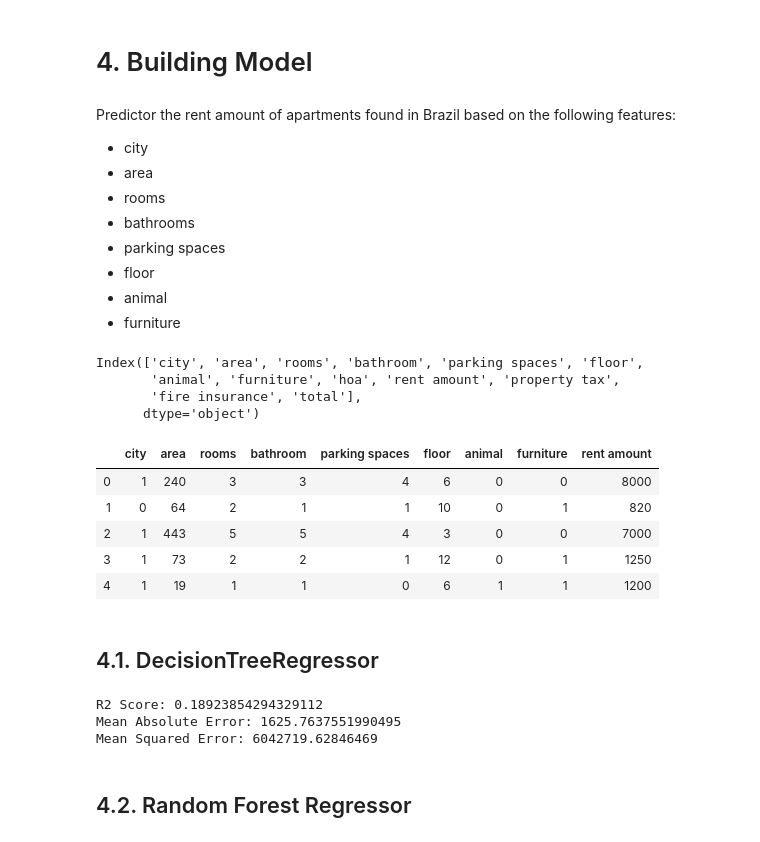
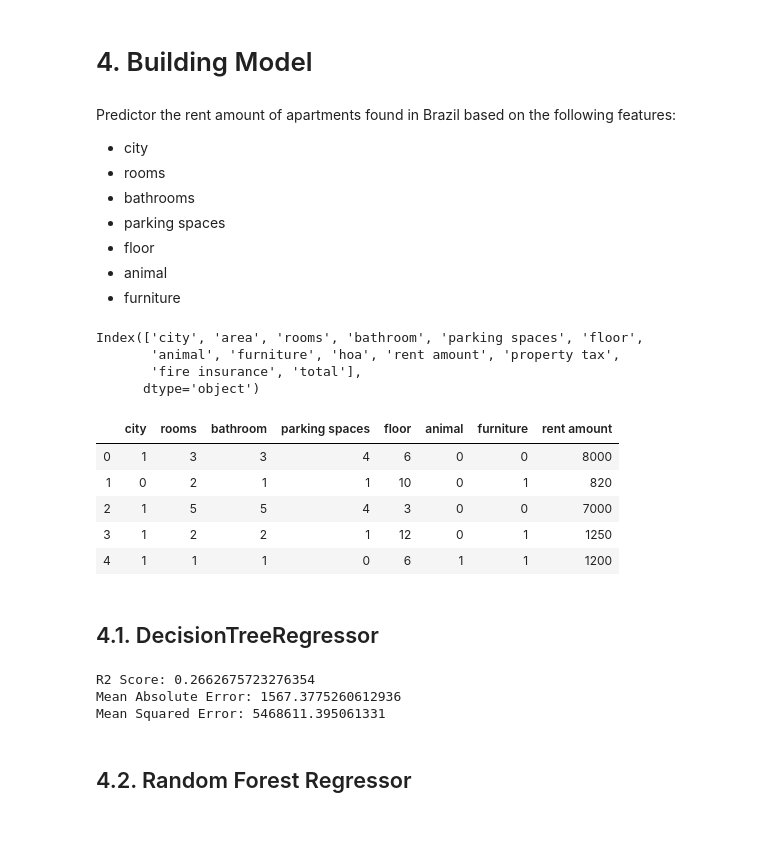
Before and after one commit to AngelMthimunye/Rent_Predictor_App, a Jupyter notebook: Brazilian_Apartment_Rent.ipynb, the cells around one changed output. Saved outputs shown, nothing was run; the diff lists cells and outputs as text; code cells hidden in the pictures.

```diff
--- a/Brazilian_Apartment_Rent.ipynb
+++ b/Brazilian_Apartment_Rent.ipynb
@@ -527,7 +527,6 @@ df.shape
 # %% [markdown]
 Predictor the rent amount of apartments found in Brazil based on the following features:
 - city
-- area
 - rooms
 - bathrooms
 - parking spaces
@@ -542,15 +541,15 @@ Index(['city', 'area', 'rooms', 'bathroom', 'parking spaces', 'floor',
        'fire insurance', 'total'],
       dtype='object')
 # %%
-df_model = df[["city", 'area', 'rooms', 'bathroom', 'parking spaces', 'floor', 'animal', 'furniture', 'rent amount']]
+df_model = df[["city", 'rooms', 'bathroom', 'parking spaces', 'floor', 'animal', 'furniture', 'rent amount']]
 df_model.head()
 # %% [output]
-|  | city | area | rooms | bathroom | parking spaces | floor | animal | furniture | rent amount |
-| 0 | 1 | 240 | 3 | 3 | 4 | 6 | 0 | 0 | 8000 |
-| 1 | 0 | 64 | 2 | 1 | 1 | 10 | 0 | 1 | 820 |
-| 2 | 1 | 443 | 5 | 5 | 4 | 3 | 0 | 0 | 7000 |
-| 3 | 1 | 73 | 2 | 2 | 1 | 12 | 0 | 1 | 1250 |
-| 4 | 1 | 19 | 1 | 1 | 0 | 6 | 1 | 1 | 1200 |
+|  | city | rooms | bathroom | parking spaces | floor | animal | furniture | rent amount |
+| 0 | 1 | 3 | 3 | 4 | 6 | 0 | 0 | 8000 |
+| 1 | 0 | 2 | 1 | 1 | 10 | 0 | 1 | 820 |
+| 2 | 1 | 5 | 5 | 4 | 3 | 0 | 0 | 7000 |
+| 3 | 1 | 2 | 2 | 1 | 12 | 0 | 1 | 1250 |
+| 4 | 1 | 1 | 1 | 0 | 6 | 1 | 1 | 1200 |
 # %%
 X = df_model.drop("rent amount", axis=1)
 y = df_model["rent amount"]
@@ -572,9 +571,9 @@ print("R2 Score:", r2_score(y_test, y_pred))
 print("Mean Absolute Error:", mean_absolute_error(y_test, y_pred))
 print("Mean Squared Error:", mean_squared_error(y_test, y_pred))
 # %% [output]
-R2 Score: 0.18923854294329112
-Mean Absolute Error: 1625.7637551990495
-Mean Squared Error: 6042719.62846469
+R2 Score: 0.2662675723276354
+Mean Absolute Error: 1567.3775260612936
+Mean Squared Error: 5468611.395061331
 # %% [markdown]
 ## 4.2. Random Forest Regressor
 # %%
```
Also changed, not shown: parts of 9 cells of this notebook, 2 other files.
